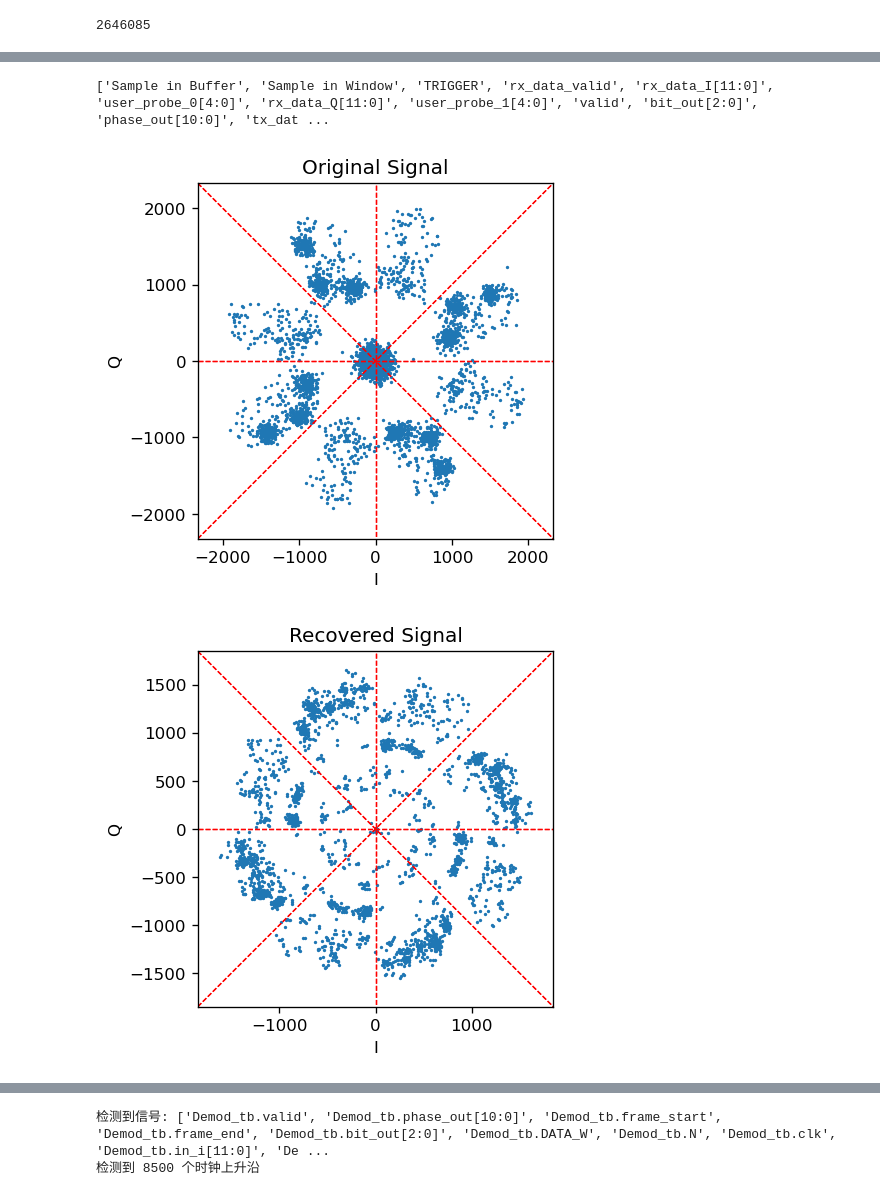
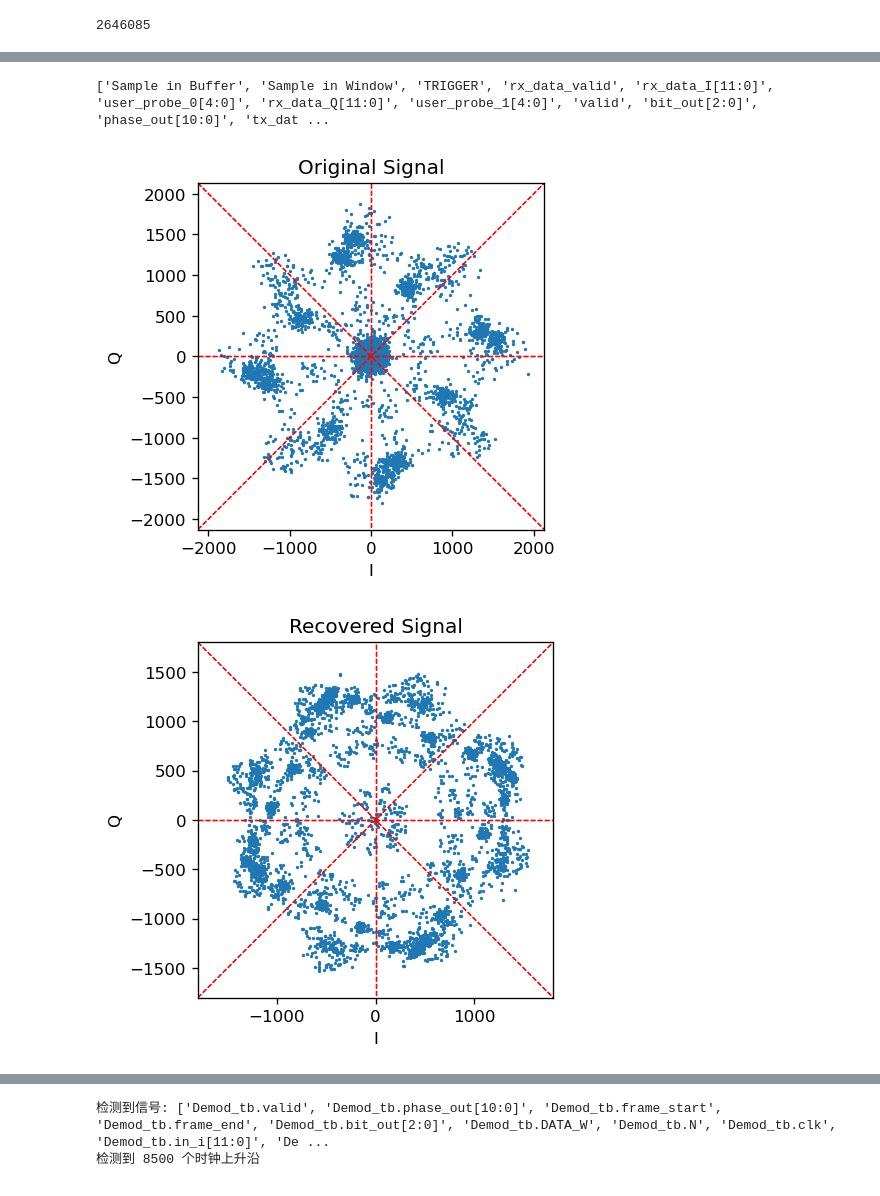
Before and after one commit to dasdasd12/gowin_ad9361, a Jupyter notebook: demod/数据生成与处理.ipynb, the cells around one changed output, grey strips where cells are left out. Drawn from its saved outputs; the diff is of its cells as text; code cells hidden in the pictures.

```diff
--- a/demod/数据生成与处理.ipynb
+++ b/demod/数据生成与处理.ipynb
@@ -45,8 +15,8 @@ print(df.columns.to_list())
 # ['Sample in Buffer', 'Sample in Window', 'TRIGGER', 'rx_data_valid', 'rx_data_I[11:0]', 'user_probe_0[4:0]', 'rx_data_Q[11:0]', 'user_probe_1[4:0]', 'valid', 'bit_out[2:0]', 'phase_out[10:0]', 'tx_data_I[11:0]', 'tx_data_Q[11:0]', 'delta_out[2:0]', 'out_i[11:0]', 'out_q[11:0]', 'bit_in[2:0]', 'bit_in_d1[2:0]', 'data_in_int[13:0]']
 
 df = df.drop(index=0).loc[:, ["rx_data_valid", "rx_data_I[11:0]", "rx_data_Q[11:0]", "out_i[11:0]", "out_q[11:0]", "valid"]].astype(int)
-df = df.where(df["rx_data_valid"] == 1).dropna().reset_index(drop=True).drop(columns=["rx_data_valid"]).astype(int)
-df.head()
+# df = df.where(df["rx_data_valid"] == 1).dropna().reset_index(drop=True).drop(columns=["rx_data_valid"]).astype(int)
+# df.head()
 
 x = np.arange(len(df))
 # plt.figure(figsize=(18, 4))
@@ -68,16 +38,17 @@ x = np.arange(len(df))
 def get_twos_complement(array, bits):
     return np.where(array >= 0, array, (1 << bits) + array)
 
+df2hex = df.where(df["rx_data_valid"] == 1).dropna().reset_index(drop=True).drop(columns=["rx_data_valid"]).astype(int)
 
 sample_width = 12
 
-real = get_twos_complement(df["rx_data_I[11:0]"], sample_width)
-imag = get_twos_complement(df["rx_data_Q[11:0]"], sample_width)
+real = get_twos_complement(df2hex["rx_data_I[11:0]"], sample_width)
+imag = get_twos_complement(df2hex["rx_data_Q[11:0]"], sample_width)
 
 np.savetxt("./tb/tx_signal.hex", real * 2**sample_width + imag, fmt="%X")
 
-real = df["rx_data_I[11:0]"]
-imag = df["rx_data_Q[11:0]"]
+real = df2hex["rx_data_I[11:0]"]
+imag = df2hex["rx_data_Q[11:0]"]
 
 def plot_star(signal, title="Star Diagram"):
     # return
@@ -97,32 +68,32 @@ def plot_star(signal, title="Star Diagram"):
 
     # 加上判决门限theta = 0 pi/4 pi/2 ...
 
     M = 8
     for m in range(M):
         theta = 2 * np.pi * m / M
         x = np.array([-max_val, max_val])
         y = np.tan(theta) * x
         ax.plot(x, y, 'r--', linewidth=0.8)
 
     plt.show()
 
 
 plot_star(real + 1j * imag, "Original Signal")
 real2 = df["out_i[11:0]"]
 imag2 = df["out_q[11:0]"]
 plot_star(real2 + 1j * imag2, "Recovered Signal")
 
 # 选取valid为1的点
 df_valid = df.where(df["valid"] == 1).dropna().reset_index(drop=True)
 real3 = df_valid["out_i[11:0]"]
 imag3 = df_valid["out_q[11:0]"]
 if len(real3) != 0:
     plot_star(real3 + 1j * imag3, "Recovered Signal with valid = 1")
 
 # 计算df['rx_data_I[11:0]']频谱
 # plt.plot(np.log10(np.abs(np.fft.rfft(real + 1j*imag))))
 # plt.show()
 # %% [output]
 ['Sample in Buffer', 'Sample in Window', 'TRIGGER', 'rx_data_valid', 'rx_data_I[11:0]', 'user_probe_0[4:0]', 'rx_data_Q[11:0]', 'user_probe_1[4:0]', 'valid', 'bit_out[2:0]', 'phase_out[10:0]', 'tx_dat ...
-[figure, old version]
+[figure, new version]
-[figure, old version]
+[figure, new version]
```
Also changed, not shown: parts of 3 cells of this notebook, 16 other files.
